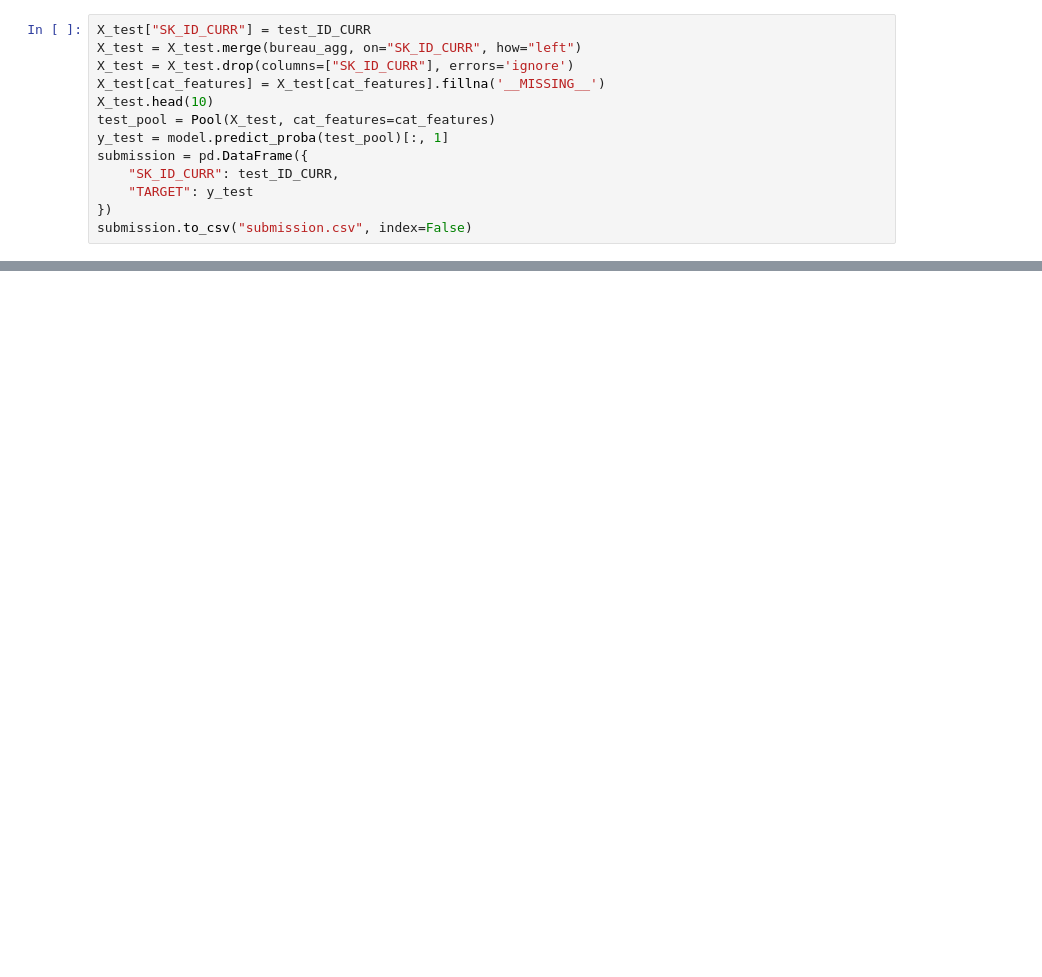
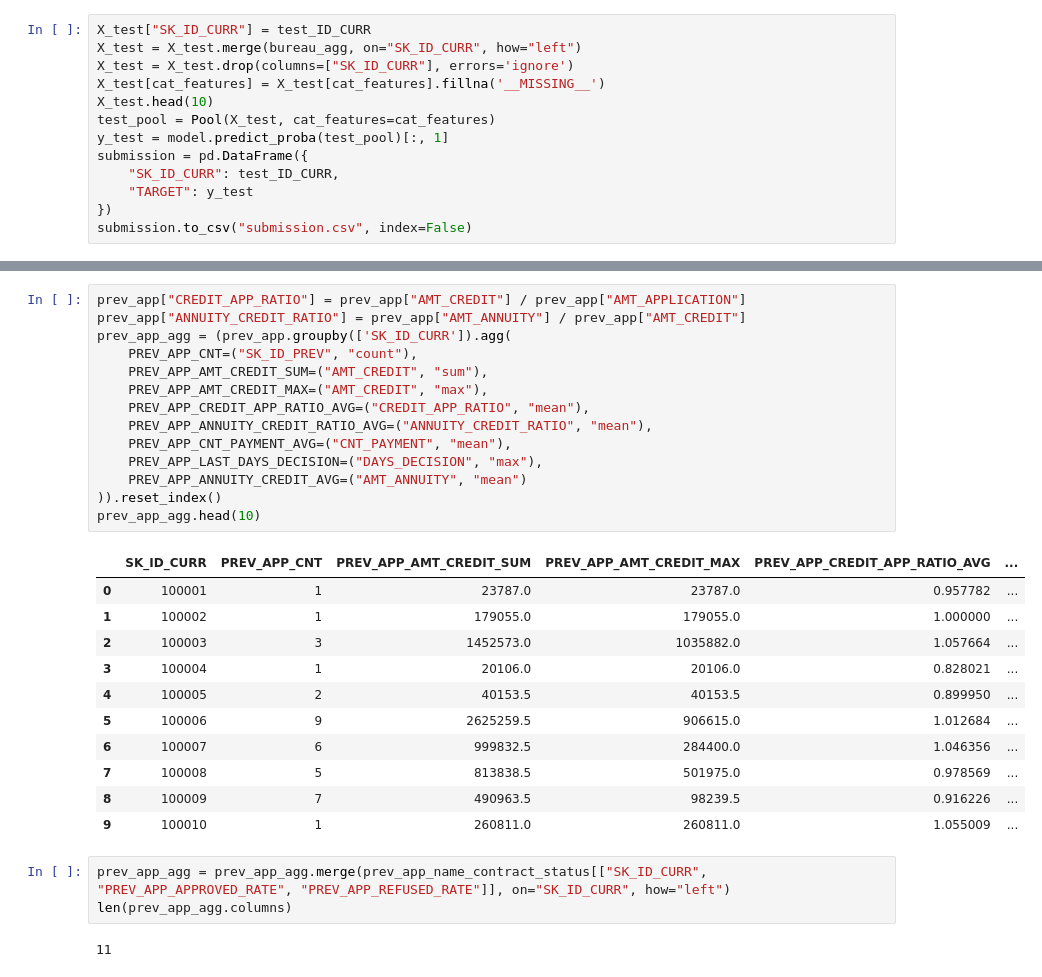
Before and after one commit to yakovlevanton/credit_scoring, a Jupyter notebook: experiments/credit_scoring.ipynb, the cells around one changed output, grey strips where cells are left out. Saved outputs shown, nothing was run; the diff lists cells and outputs as text; blank space fills up the shorter version.

```diff
--- a/experiments/credit_scoring.ipynb
+++ b/experiments/credit_scoring.ipynb
@@ -695,0 +758,31 @@ submission.to_csv("submission.csv", index=False)
+# %%
+prev_app["CREDIT_APP_RATIO"] = prev_app["AMT_CREDIT"] / prev_app["AMT_APPLICATION"]
+prev_app["ANNUITY_CREDIT_RATIO"] = prev_app["AMT_ANNUITY"] / prev_app["AMT_CREDIT"]
+prev_app_agg = (prev_app.groupby(['SK_ID_CURR']).agg(
+    PREV_APP_CNT=("SK_ID_PREV", "count"),
+    PREV_APP_AMT_CREDIT_SUM=("AMT_CREDIT", "sum"),
+    PREV_APP_AMT_CREDIT_MAX=("AMT_CREDIT", "max"),
+    PREV_APP_CREDIT_APP_RATIO_AVG=("CREDIT_APP_RATIO", "mean"),
+    PREV_APP_ANNUITY_CREDIT_RATIO_AVG=("ANNUITY_CREDIT_RATIO", "mean"),
+    PREV_APP_CNT_PAYMENT_AVG=("CNT_PAYMENT", "mean"),
+    PREV_APP_LAST_DAYS_DECISION=("DAYS_DECISION", "max"),
+    PREV_APP_ANNUITY_CREDIT_AVG=("AMT_ANNUITY", "mean")
+)).reset_index()
+prev_app_agg.head(10)
+# %% [output]
+|  | SK_ID_CURR | PREV_APP_CNT | PREV_APP_AMT_CREDIT_SUM | PREV_APP_AMT_CREDIT_MAX | PREV_APP_CREDIT_APP_RATIO_AVG | ... |
+| 0 | 100001 | 1 | 23787.0 | 23787.0 | 0.957782 | ... |
+| 1 | 100002 | 1 | 179055.0 | 179055.0 | 1.000000 | ... |
+| 2 | 100003 | 3 | 1452573.0 | 1035882.0 | 1.057664 | ... |
+| 3 | 100004 | 1 | 20106.0 | 20106.0 | 0.828021 | ... |
+| 4 | 100005 | 2 | 40153.5 | 40153.5 | 0.899950 | ... |
+| 5 | 100006 | 9 | 2625259.5 | 906615.0 | 1.012684 | ... |
+| 6 | 100007 | 6 | 999832.5 | 284400.0 | 1.046356 | ... |
+| 7 | 100008 | 5 | 813838.5 | 501975.0 | 0.978569 | ... |
+| 8 | 100009 | 7 | 490963.5 | 98239.5 | 0.916226 | ... |
+| 9 | 100010 | 1 | 260811.0 | 260811.0 | 1.055009 | ... |
+# %%
+prev_app_agg = prev_app_agg.merge(prev_app_name_contract_status[["SK_ID_CURR", "PREV_APP_APPROVED_RATE", "PREV_APP_REFUSED_RATE"]], on="SK_ID_CURR", how="left")
+len(prev_app_agg.columns)
+# %% [output]
+11
```
Also changed, not shown: parts of 14 cells of this notebook.
